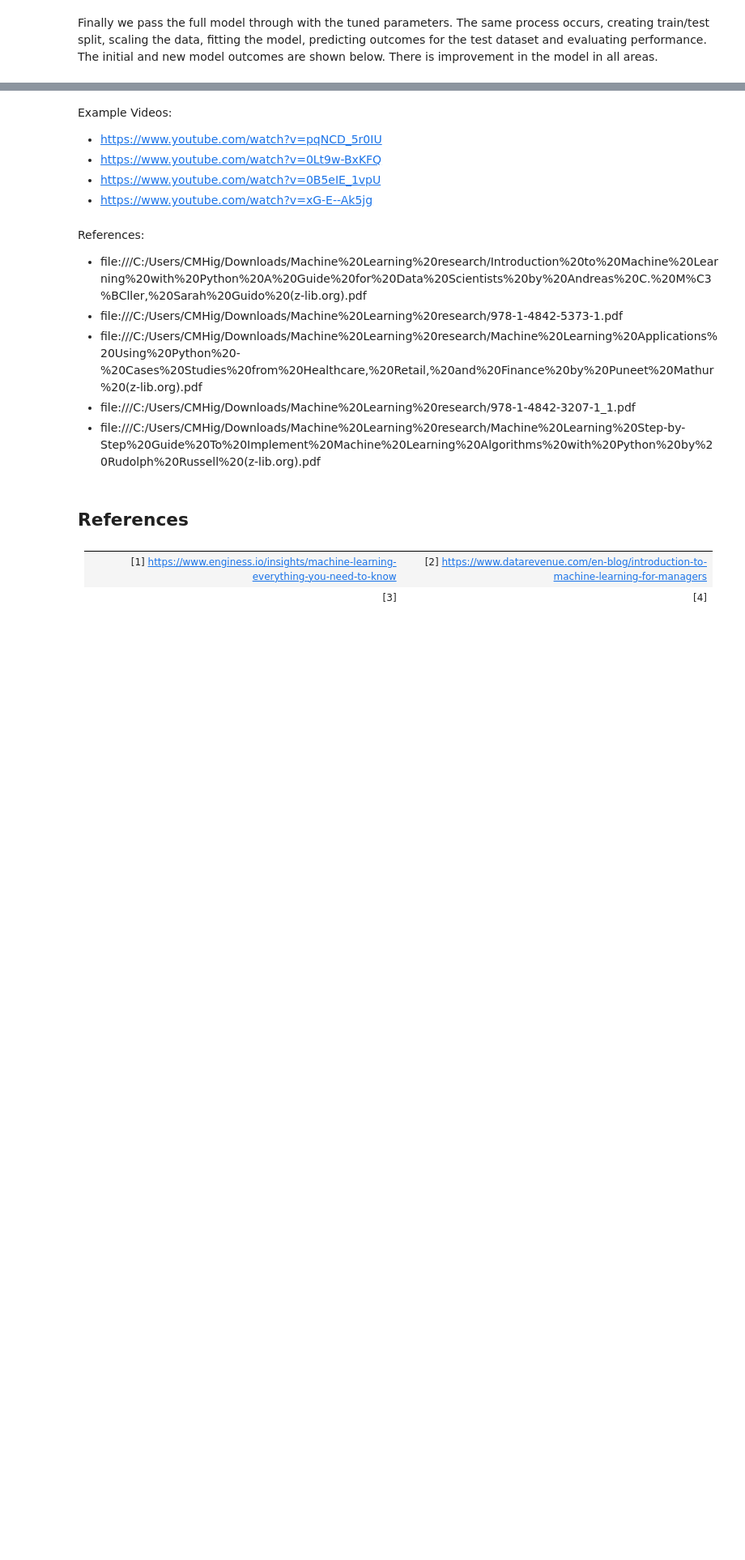
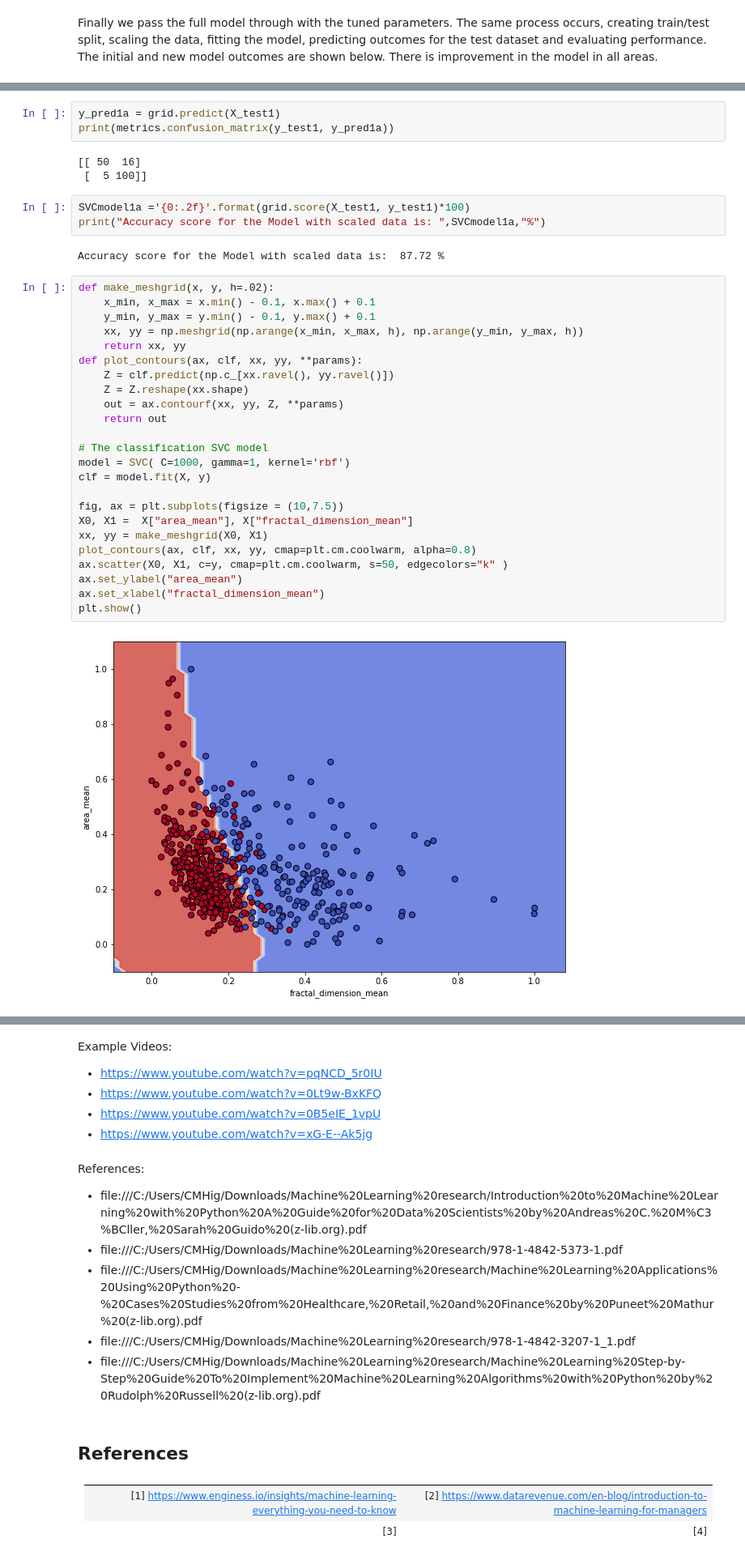
Before and after one commit to colmhiggs11/Machine_Learning_21_CH, a Jupyter notebook: Scikit-Learn.ipynb, the cells around one changed output, grey strips where cells are left out. Shown: that part at 81% size. Cells and saved outputs as stored; diff of their text form; blank space fills up the shorter version.

```diff
--- a/Scikit-Learn.ipynb
+++ b/Scikit-Learn.ipynb
@@ -568,0 +745,37 @@ Average accuracy score for the New Model is: 95.91 %
+# %%
+y_pred1a = grid.predict(X_test1)
+print(metrics.confusion_matrix(y_test1, y_pred1a))
+# %% [output]
+[[ 50  16]
+ [  5 100]]
+# %%
+SVCmodel1a ='{0:.2f}'.format(grid.score(X_test1, y_test1)*100)
+print("Accuracy score for the Model with scaled data is: ",SVCmodel1a,"%")
+# %% [output]
+Accuracy score for the Model with scaled data is:  87.72 %
+# %%
+def make_meshgrid(x, y, h=.02):
+    x_min, x_max = x.min() - 0.1, x.max() + 0.1
+    y_min, y_max = y.min() - 0.1, y.max() + 0.1
+    xx, yy = np.meshgrid(np.arange(x_min, x_max, h), np.arange(y_min, y_max, h))
+    return xx, yy
+def plot_contours(ax, clf, xx, yy, **params):
+    Z = clf.predict(np.c_[xx.ravel(), yy.ravel()])
+    Z = Z.reshape(xx.shape)
+    out = ax.contourf(xx, yy, Z, **params)
+    return out
+
+# The classification SVC model
+model = SVC( C=1000, gamma=1, kernel='rbf')
+clf = model.fit(X, y)
+
+fig, ax = plt.subplots(figsize = (10,7.5))
+X0, X1 =  X["area_mean"], X["fractal_dimension_mean"]
+xx, yy = make_meshgrid(X0, X1)
+plot_contours(ax, clf, xx, yy, cmap=plt.cm.coolwarm, alpha=0.8)
+ax.scatter(X0, X1, c=y, cmap=plt.cm.coolwarm, s=50, edgecolors="k" )
+ax.set_ylabel("area_mean")
+ax.set_xlabel("fractal_dimension_mean")
+plt.show()
+# %% [output]
+[figure, added]
```
Also changed, not shown: parts of 37 cells of this notebook, 4 other files.
